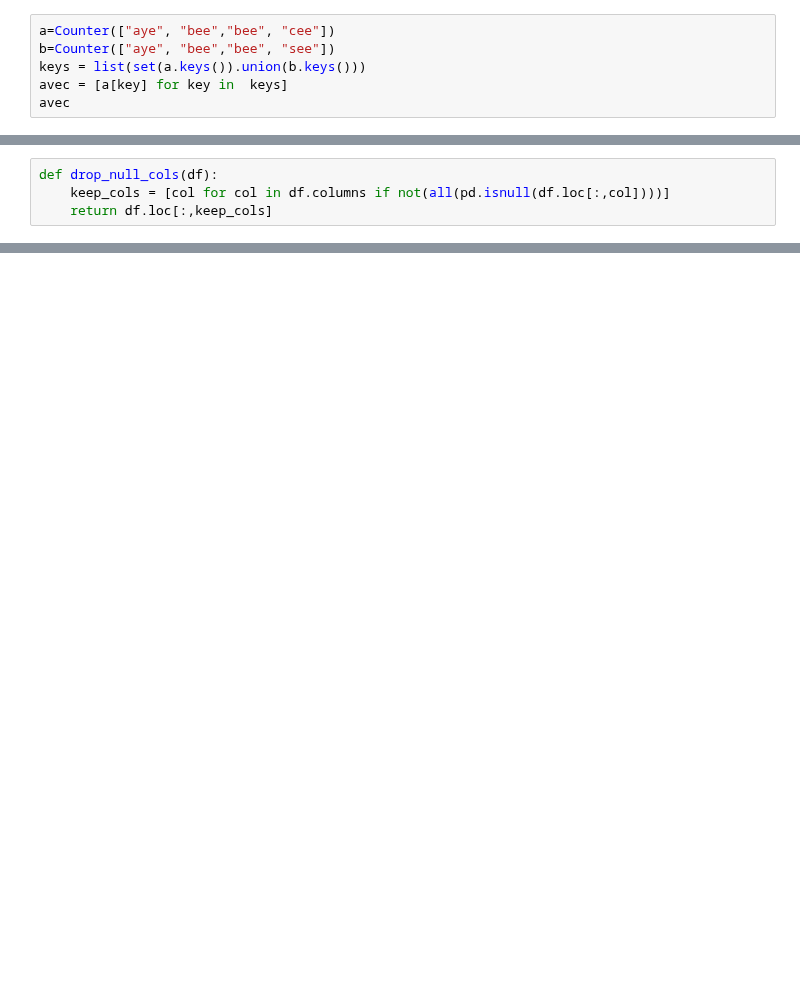
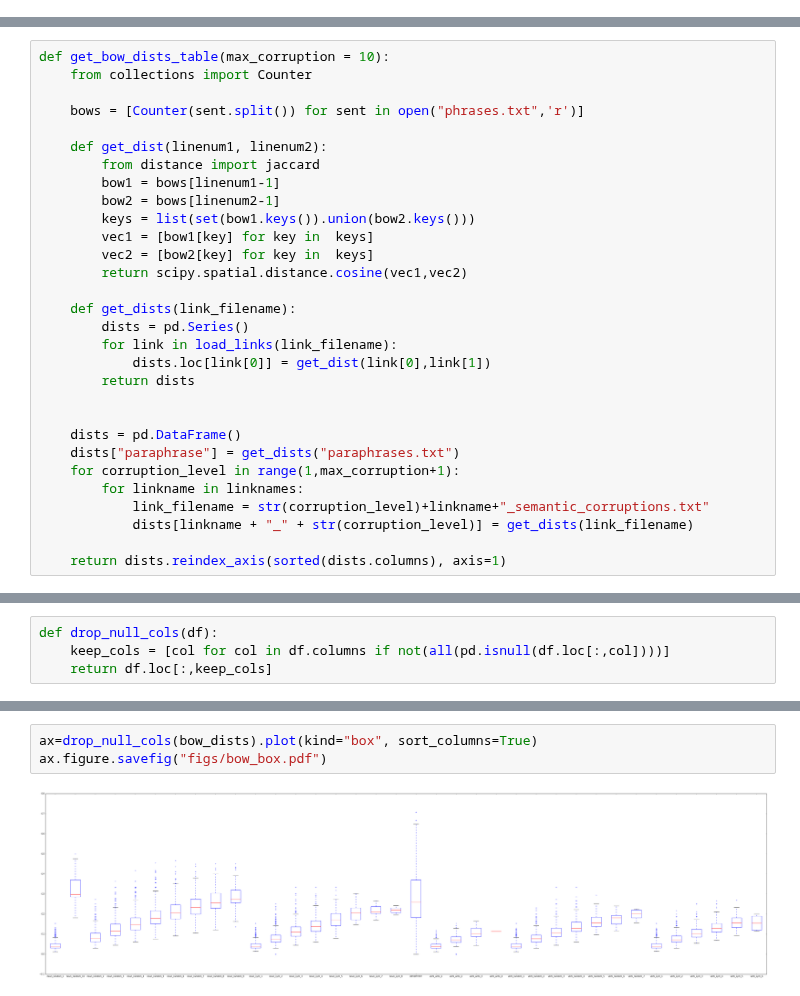
Before and after one commit to oxinabox/phd, a Jupyter notebook: prototypes/Projects/SemanticVsSyntacticEval/results_analysis.ipynb, the cells around one changed output, grey strips where cells are left out. Drawn from its saved outputs; the diff is of its cells as text; blank space fills up the shorter version.

```diff
--- a/prototypes/Projects/SemanticVsSyntacticEval/results_analysis.ipynb
+++ b/prototypes/Projects/SemanticVsSyntacticEval/results_analysis.ipynb
@@ -45,6 +18,0 @@ def get_dists_table(embedding_filename, max_corruption = 10):
-# %%
-a=Counter(["aye", "bee","bee", "cee"])
-b=Counter(["aye", "bee","bee", "see"])
-keys = list(set(a.keys()).union(b.keys()))
-avec = [a[key] for key in  keys]
-avec
@@ -365,0 +56,30 @@ comparative_distances
+# %%
+def get_bow_dists_table(max_corruption = 10):
+    from collections import Counter
+
+    bows = [Counter(sent.split()) for sent in open("phrases.txt",'r')]
+
+    def get_dist(linenum1, linenum2):
+        from distance import jaccard
+        bow1 = bows[linenum1-1]
+        bow2 = bows[linenum2-1]
+        keys = list(set(bow1.keys()).union(bow2.keys()))
+        vec1 = [bow1[key] for key in  keys]
+        vec2 = [bow2[key] for key in  keys]
+        return scipy.spatial.distance.cosine(vec1,vec2)
+
+    def get_dists(link_filename):
+        dists = pd.Series()
+        for link in load_links(link_filename):
+            dists.loc[link[0]] = get_dist(link[0],link[1])
+        return dists
+
+
+    dists = pd.DataFrame()
+    dists["paraphrase"] = get_dists("paraphrases.txt")
+    for corruption_level in range(1,max_corruption+1):
+        for linkname in linknames:
+            link_filename = str(corruption_level)+linkname+"_semantic_corruptions.txt"
+            dists[linkname + "_" + str(corruption_level)] = get_dists(link_filename)
+
+    return dists.reindex_axis(sorted(dists.columns), axis=1)
@@ -377,0 +297,5 @@ drop_null_cols(rae_dists).hist(sharex=True)
+# %%
+ax=drop_null_cols(bow_dists).plot(kind="box", sort_columns=True)
+ax.figure.savefig("figs/bow_box.pdf")
+# %% [output]
+[figure, added]
```
Also changed, not shown: parts of 55 cells of this notebook, 6 other files.
